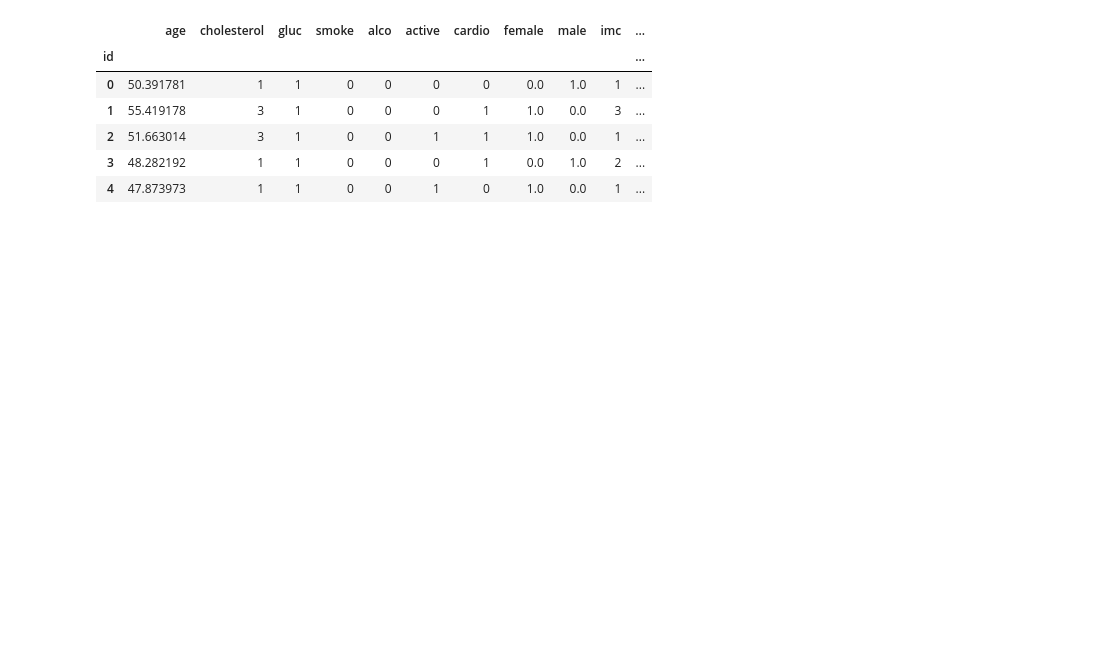
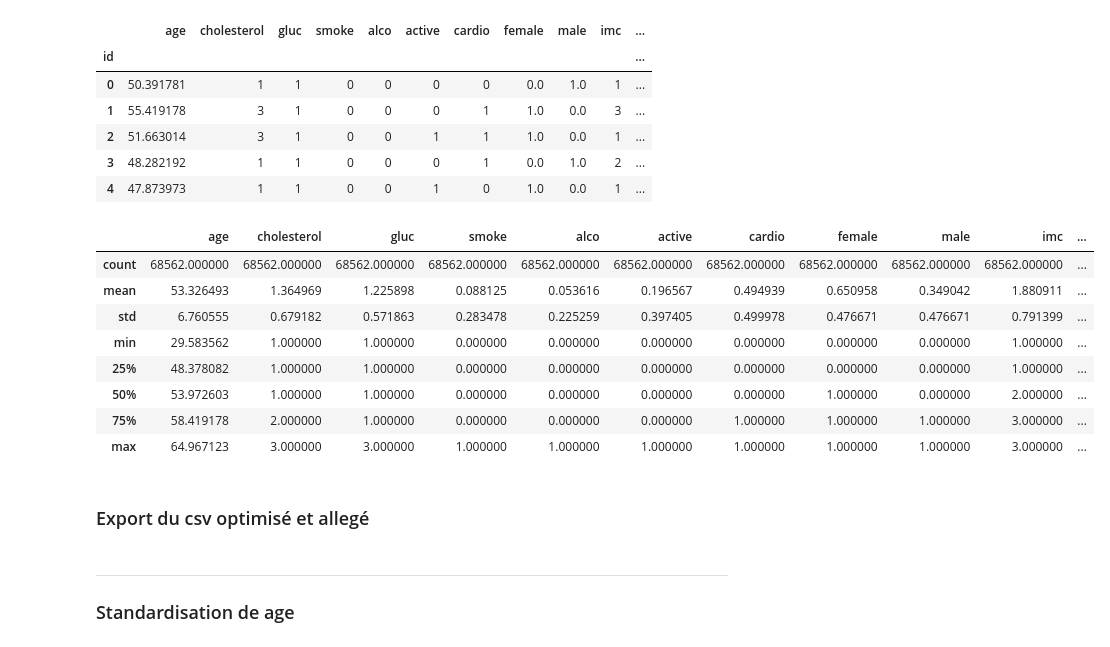
Before and after one commit to sulivan-moreau/cardio-vasc-risks, a Jupyter notebook: notebooks/preprocessing.ipynb, the cells around one changed output. Saved outputs shown, nothing was run; the diff lists cells and outputs as text; code cells hidden in the pictures; blank space fills up the shorter version.

```diff
--- a/notebooks/preprocessing.ipynb
+++ b/notebooks/preprocessing.ipynb
@@ -202,4 +202,19 @@ df.head()
 | 2 | 51.663014 | 3 | 1 | 0 | 0 | 1 | 1 | 1.0 | 0.0 | 1 | ... |
 | 3 | 48.282192 | 1 | 1 | 0 | 0 | 0 | 1 | 0.0 | 1.0 | 2 | ... |
 | 4 | 47.873973 | 1 | 1 | 0 | 0 | 1 | 0 | 1.0 | 0.0 | 1 | ... |
+# %%
+df.describe()
+# %% [output]
+|  | age | cholesterol | gluc | smoke | alco | active | cardio | female | male | imc | ... |
+| count | 68562.000000 | 68562.000000 | 68562.000000 | 68562.000000 | 68562.000000 | 68562.000000 | 68562.000000 | 68562.000000 | 68562.000000 | 68562.000000 | ... |
+| mean | 53.326493 | 1.364969 | 1.225898 | 0.088125 | 0.053616 | 0.196567 | 0.494939 | 0.650958 | 0.349042 | 1.880911 | ... |
+| std | 6.760555 | 0.679182 | 0.571863 | 0.283478 | 0.225259 | 0.397405 | 0.499978 | 0.476671 | 0.476671 | 0.791399 | ... |
+| min | 29.583562 | 1.000000 | 1.000000 | 0.000000 | 0.000000 | 0.000000 | 0.000000 | 0.000000 | 0.000000 | 1.000000 | ... |
+| 25% | 48.378082 | 1.000000 | 1.000000 | 0.000000 | 0.000000 | 0.000000 | 0.000000 | 0.000000 | 0.000000 | 1.000000 | ... |
+| 50% | 53.972603 | 1.000000 | 1.000000 | 0.000000 | 0.000000 | 0.000000 | 0.000000 | 1.000000 | 0.000000 | 2.000000 | ... |
+| 75% | 58.419178 | 2.000000 | 1.000000 | 0.000000 | 0.000000 | 0.000000 | 1.000000 | 1.000000 | 1.000000 | 3.000000 | ... |
+| max | 64.967123 | 3.000000 | 3.000000 | 1.000000 | 1.000000 | 1.000000 | 1.000000 | 1.000000 | 1.000000 | 3.000000 | ... |
+# %% [markdown]
+
+### Export du csv optimisé et allegé
 # %%
@@ -206,0 +222,3 @@ df.to_csv('../data/cardio_light.csv', sep = ";")
+# %% [markdown]
+---
+### Standardisation de age
```
Also changed, not shown: parts of 6 cells of this notebook, 6 other files.
